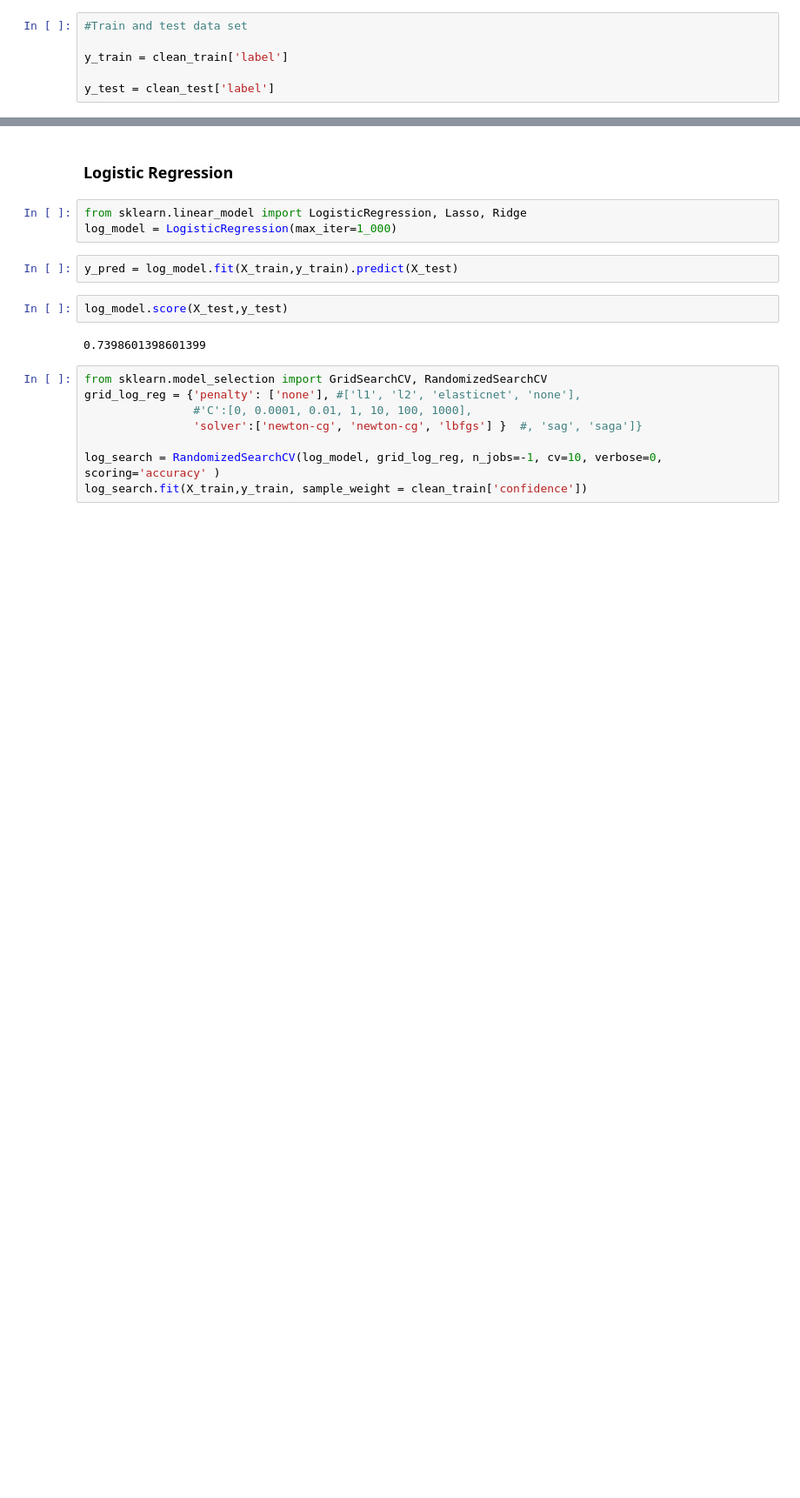
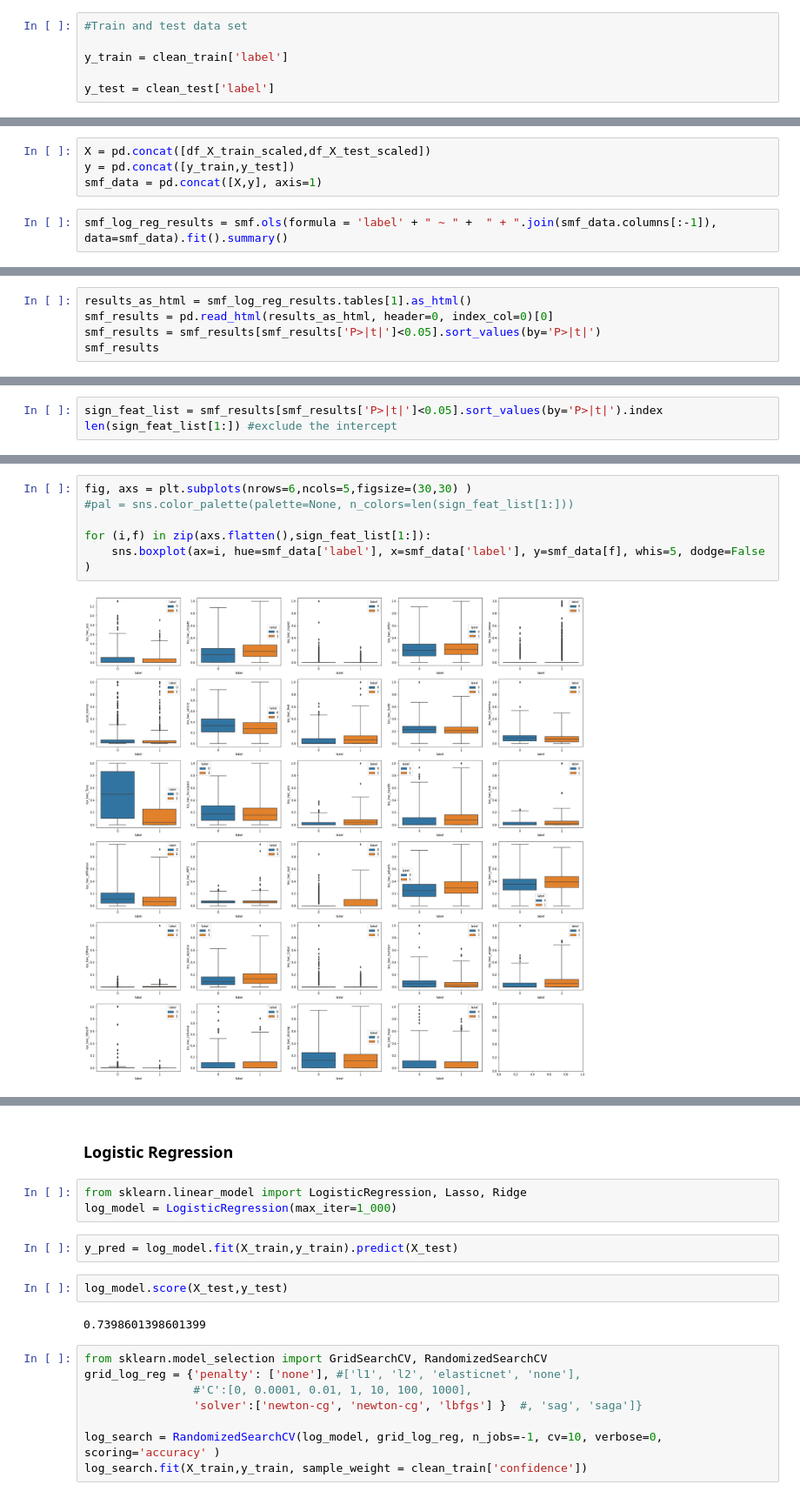
Before and after one commit to rradulov/dreaddit, a Jupyter notebook: notebooks/preprocessing_pipeline.ipynb, the cells around one changed output, grey strips where cells are left out. Shown at 87% size. Cells and saved outputs as stored; diff of their text form; blank space fills up the shorter version.

```diff
--- a/notebooks/preprocessing_pipeline.ipynb
+++ b/notebooks/preprocessing_pipeline.ipynb
@@ -164,0 +155,6 @@ y_test = clean_test['label']
+# %%
+X = pd.concat([df_X_train_scaled,df_X_test_scaled])
+y = pd.concat([y_train,y_test])
+smf_data = pd.concat([X,y], axis=1)
+# %%
+smf_log_reg_results = smf.ols(formula = 'label' + " ~ " +  " + ".join(smf_data.columns[:-1]), data=smf_data).fit().summary()
@@ -164,0 +181,5 @@ y_test = clean_test['label']
+# %%
+results_as_html = smf_log_reg_results.tables[1].as_html()
+smf_results = pd.read_html(results_as_html, header=0, index_col=0)[0]
+smf_results = smf_results[smf_results['P>|t|']<0.05].sort_values(by='P>|t|')
+smf_results
@@ -164,0 +204,3 @@ y_test = clean_test['label']
+# %%
+sign_feat_list = smf_results[smf_results['P>|t|']<0.05].sort_values(by='P>|t|').index
+len(sign_feat_list[1:]) #exclude the intercept
@@ -164,0 +222,8 @@ y_test = clean_test['label']
+# %%
+fig, axs = plt.subplots(nrows=6,ncols=5,figsize=(30,30) )
+#pal = sns.color_palette(palette=None, n_colors=len(sign_feat_list[1:]))
+
+for (i,f) in zip(axs.flatten(),sign_feat_list[1:]):
+    sns.boxplot(ax=i, hue=smf_data['label'], x=smf_data['label'], y=smf_data[f], whis=5, dodge=False )
+# %% [output]
+[figure, added]
```
Also changed, not shown: parts of 32 cells of this notebook, 1 other file.
